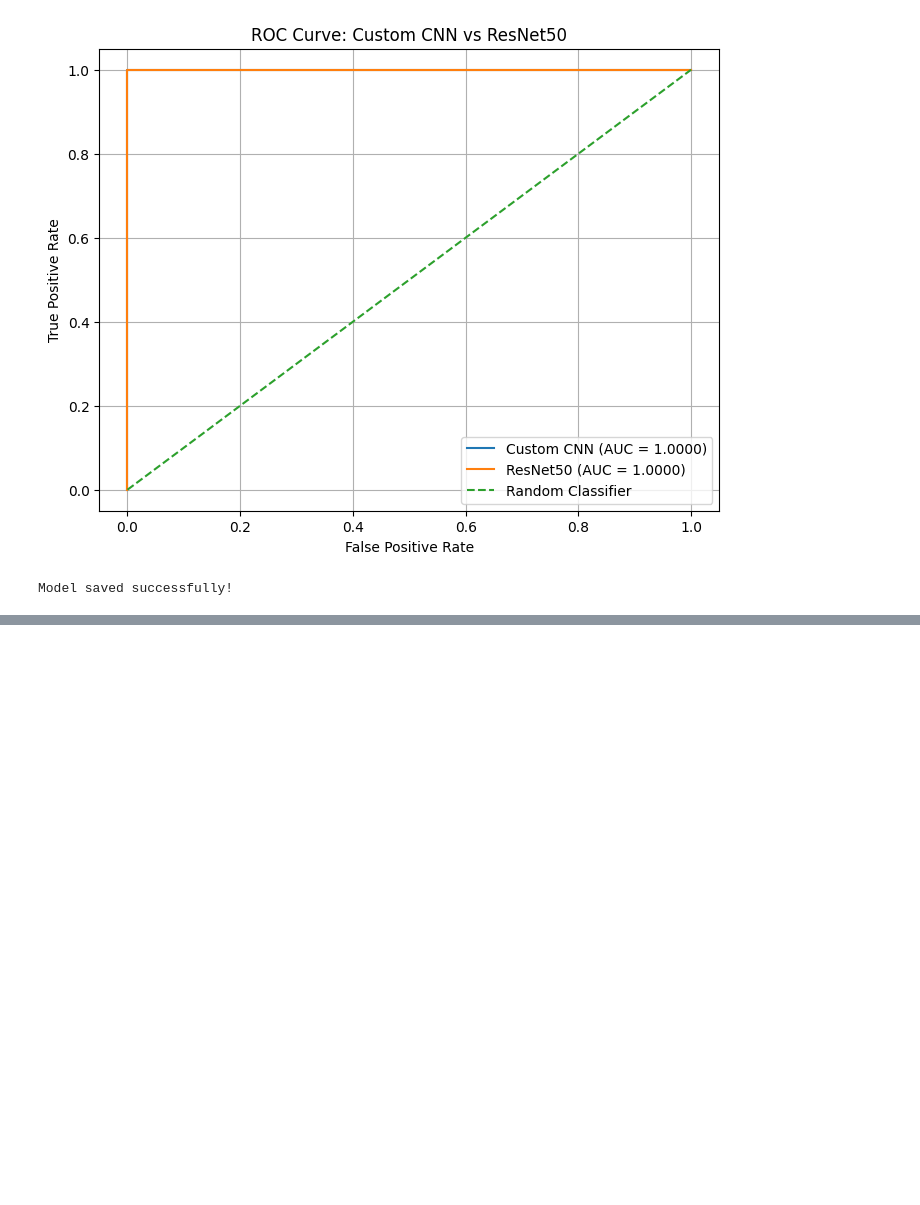
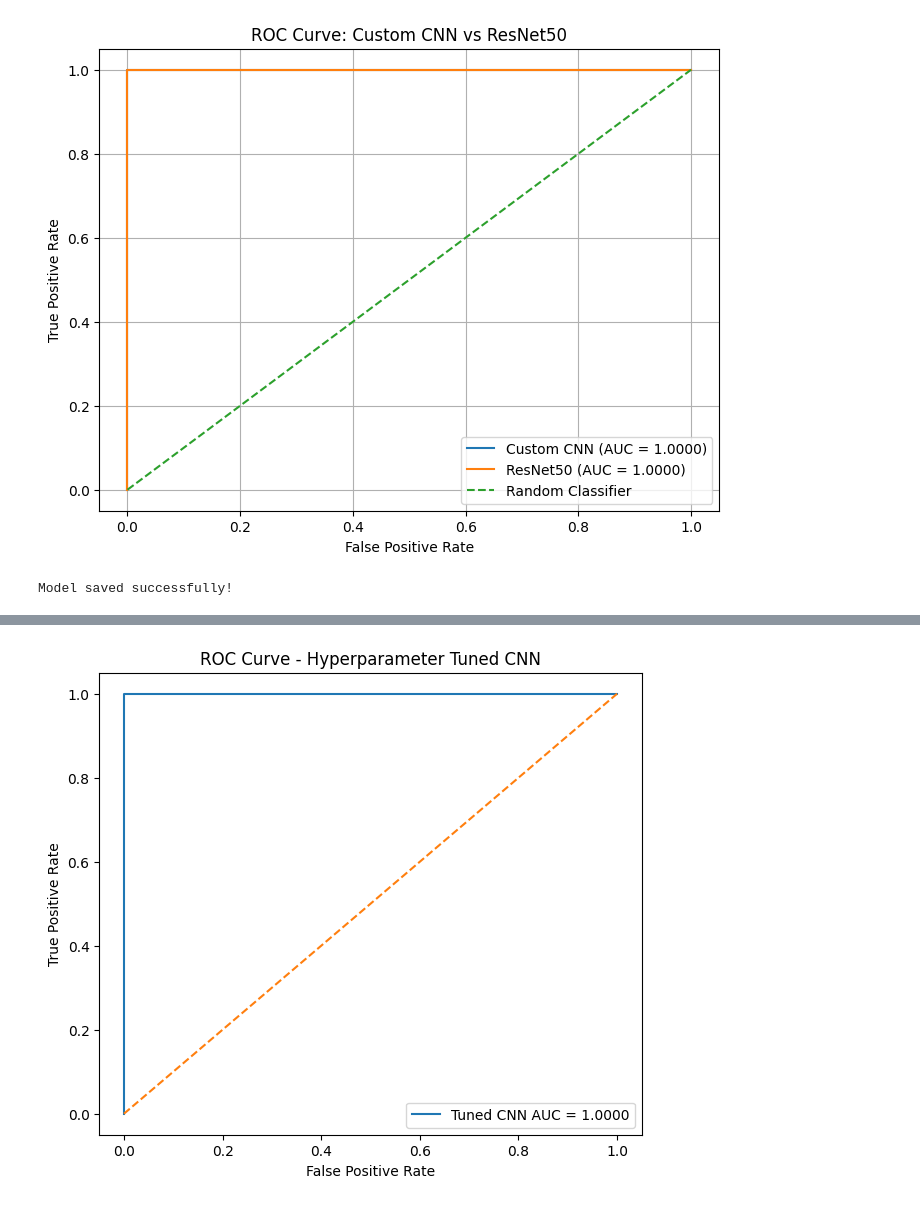
Before and after one commit to AlvinManoj05/Parallel_project_Computer_Vision, a Jupyter notebook: Parallel_Project__computerVision_PneumoniaDetection.ipynb, the cells around one changed output, grey strips where cells are left out. Saved outputs shown, nothing was run; the diff lists cells and outputs as text; code cells hidden in the pictures; blank space fills up the shorter version.

```diff
--- a/Parallel_Project__computerVision_PneumoniaDetection.ipynb
+++ b/Parallel_Project__computerVision_PneumoniaDetection.ipynb
@@ -1192,0 +1672,37 @@ Model: "sequential_3"
+# %%
+from sklearn.metrics import roc_curve, roc_auc_score
+
+fpr, tpr, thresholds = roc_curve(
+    y_test,
+    y_pred_prob
+)
+
+auc_score = roc_auc_score(
+    y_test,
+    y_pred_prob
+)
+
+plt.figure(figsize=(7, 6))
+
+plt.plot(
+    fpr,
+    tpr,
+    label=f"Tuned CNN AUC = {auc_score:.4f}"
+)
+
+plt.plot(
+    [0, 1],
+    [0, 1],
+    linestyle="--"
+)
+
+plt.xlabel("False Positive Rate")
+plt.ylabel("True Positive Rate")
+
+plt.title("ROC Curve - Hyperparameter Tuned CNN")
+
+plt.legend()
+
+plt.show()
+# %% [output]
+[figure, added]
```
Also changed, not shown: parts of 48 cells of this notebook.
